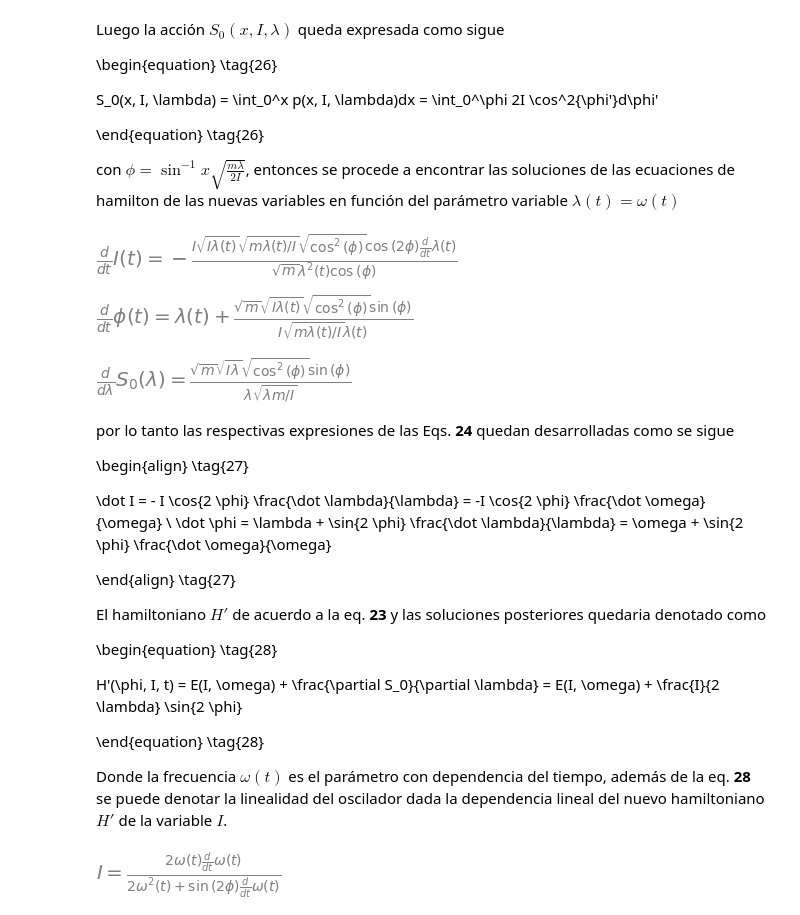
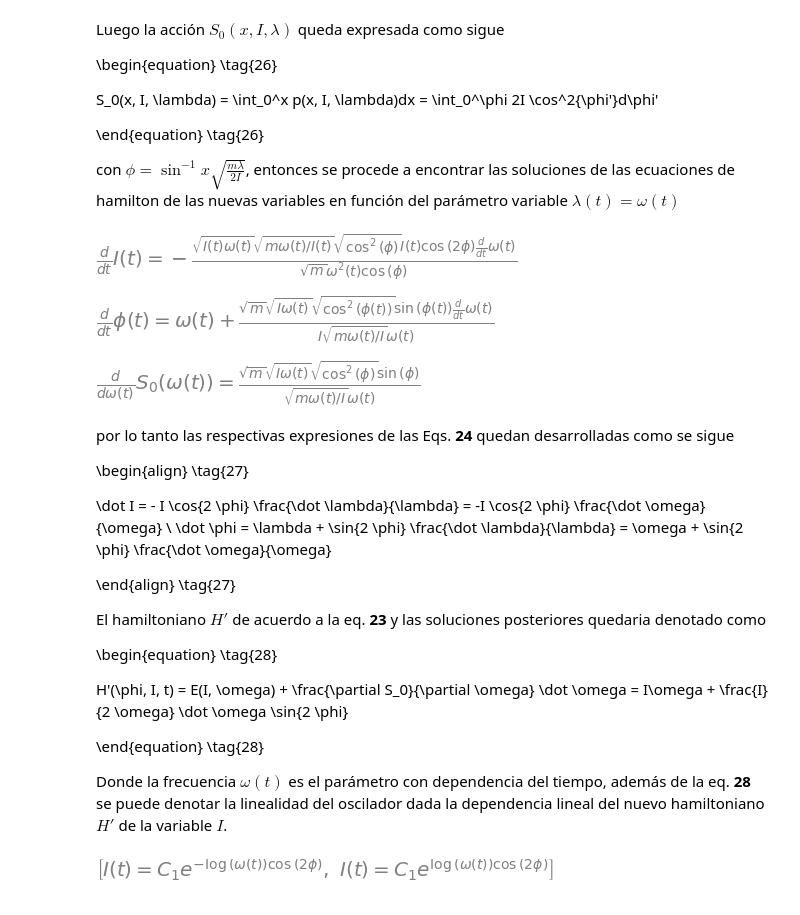
Before and after one commit to jerolg/FISICA_TEORICA_2, a Jupyter notebook: T3_Mecanica_hamilton/T3_hamilton.ipynb, the cells around one changed output. Saved outputs shown, nothing was run; the diff lists cells and outputs as text; code cells hidden in the pictures.

```diff
--- a/T3_Mecanica_hamilton/T3_hamilton.ipynb
+++ b/T3_Mecanica_hamilton/T3_hamilton.ipynb
@@ -135,27 +135,30 @@ Representa de paramétricamente una elipse con semiejes $a = \sqrt{\frac{2E}{k}}
 import numpy as np
 import matplotlib.pyplot as plt
 
-E, omega_0, m = 10, 0.3, 1 # parámetros iniciales
+omega_0p, m_p, x_p, dot_x_p = np.array([10, 7, 4.2]), 0.8, np.array([0.8, 0.7, 0.35]), np.array([0.9, 0.3, 0.1]) # parámetros iniciales
+
+E_p = 0.5*m_p*omega_0p**2*x_p**2 + 0.5*m_p*dot_x_p**2
 
 # Parámetros de la elipse
-a = omega_0*np.sqrt(2*m*E)  # semi-eje mayor
+a = omega_0p*np.sqrt(2*m_p*E_p)  # semi-eje mayor
 
-b = 1/omega_0 * np.sqrt(2*E/m)  # semi-eje menor
+b = 1/omega_0p * np.sqrt(2*E_p/m_p)  # semi-eje menor
 
 # Generar ángulos theta
 theta = np.linspace(0, 2 * np.pi, 100)
 
 # Coordenadas de la elipse
-x = a * np.cos(theta)
-y = b * np.sin(theta)
+x_coord = lambda a : a * np.cos(theta)
+y_coord = lambda b : b * np.sin(theta)
 
 # Crear la gráfica
 plt.figure(figsize=(8, 6))
-plt.fill(x, y, color='lightblue', alpha=0.5, label = 'Area Encerrada $\\frac{2πE}{\omega_0}$')
-plt.plot(x, y, label='Trayectoria de Fases')
+for i in range(0, len(E_p)):
+    plt.fill(x_coord(a[i]), y_coord(b[i]), color='lightblue', alpha=0.5)
+    plt.plot(x_coord(a[i]), y_coord(b[i]), label=f'Trayectoria de Fases - E={E_p[i].round(2)}')
 plt.xlabel('x')
 plt.ylabel('p')
-plt.title('Diagrama de Fases del sistema')
+plt.title('Fig 1. Diagrama de Fases del sistema - Area Encerrada $\\frac{2πE}{\omega_0}$')
 plt.axhline(0, color='black',linewidth=0.5)
 plt.axvline(0, color='black',linewidth=0.5)
 plt.grid(True)
@@ -307,31 +310,33 @@ con $\phi = \sin^{-1}{x\sqrt{\frac{m\lambda}{2I}}}$, entonces se procede a encon
 # %%
 phi = sp.asin(x*sp.sqrt(m*Lambda/(2*I)))
 
 S0 = sp.integrate(2*I*sp.cos(phi_p)**2, (phi_p, 0, phi))
 S0 = S0.subs(Lambda, λ.rhs)
 
 phi = sp.symbols('phi')
 lamb_t, I_t, phi_t, omega_t = sp.Function('lambda')(t), sp.Function('I')(t), sp.Function('phi')(t), sp.Function('omega')(t)
 
 
 dS0_dlambda = sp.simplify(sp.diff(S0, phi)*1/sp.diff(λ.rhs, phi)).subs(x, X)
 
 
 dot_I = -sp.simplify(sp.diff(dS0_dlambda, phi)*sp.diff(lamb_t, t))
 
-sp.Eq(sp.diff(I_t, t), dot_I.subs(Lambda, lamb_t))
+dot_I_DEQ = sp.Eq(sp.diff(I_t, t), dot_I.subs(Lambda, omega_t).subs(lamb_t, omega_t)).subs(I, I_t)
+dot_I_DEQ
 # %% [output]
-[figure, old version]
+[figure, new version]
 # %%
-dot_phi = Lambda + sp.simplify(sp.diff(dS0_dlambda, I))
-sp.Eq(sp.diff(phi_t, t), dot_phi.subs(Lambda, lamb_t))
+dot_phi = Lambda + sp.simplify(sp.diff(dS0_dlambda, I))*sp.diff(omega_t, t)
+dot_phi_DEQ = sp.Eq(sp.diff(phi_t, t), dot_phi.subs(Lambda, omega_t)).subs(phi, phi_t)
+dot_phi_DEQ
 # %% [output]
-[figure, old version]
+[figure, new version]
 # %%
-S0_lamb = sp.Function('S0')(Lambda)
-sp.Eq(sp.diff(S0_lamb, Lambda), sp.simplify(dS0_dlambda))
+S0_lamb = sp.Function('S0')(omega_t)
+sp.Eq(sp.diff(S0_lamb, omega_t), sp.simplify(dS0_dlambda).subs(Lambda, omega_t))
 # %% [output]
-[figure, old version]
+[figure, new version]
 # %% [markdown]
 por lo tanto las respectivas expresiones de las Eqs. **24** quedan desarrolladas como se sigue
 
@@ -346,17 +351,16 @@ El hamiltoniano $H'$ de acuerdo a la eq. **23** y las soluciones posteriores que
 
 \begin{equation} \tag{28}
 
-H'(\phi, I, t) = E(I, \omega) + \frac{\partial S_0}{\partial \lambda} = E(I, \omega) + \frac{I}{2 \lambda} \sin{2 \phi}
+H'(\phi, I, t) = E(I, \omega) + \frac{\partial S_0}{\partial \omega} \dot \omega = I\omega + \frac{I}{2 \omega}  \dot \omega \sin{2 \phi}
 
 \end{equation} \tag{28}
 
 Donde la frecuencia $\omega(t)$ es el parámetro con dependencia del tiempo, además de la eq. **28** se puede denotar la linealidad del oscilador dada la dependencia lineal del nuevo hamiltoniano $H'$ de la variable $I$.
-# %%
-#Desacoplando I
-
-dot_omega = sp.Eq(sp.diff(omega_t, t), I*omega_t + I/2*sp.sin(2*phi)*sp.diff(omega_t, t)/omega_t)
-
-sp.Eq(I, sp.simplify(sp.solve(dot_omega, I)[0]))
-# %% [output]
-[figure, removed]
+# %%
+#Solucionando la Eq. Diferencial asociada a I
+
+I_sol = sp.dsolve(dot_I_DEQ, I_t)
+I_sol
+# %% [output]
+[figure, added]
 # %% [markdown]
```
Also changed, not shown: parts of 9 cells of this notebook.
